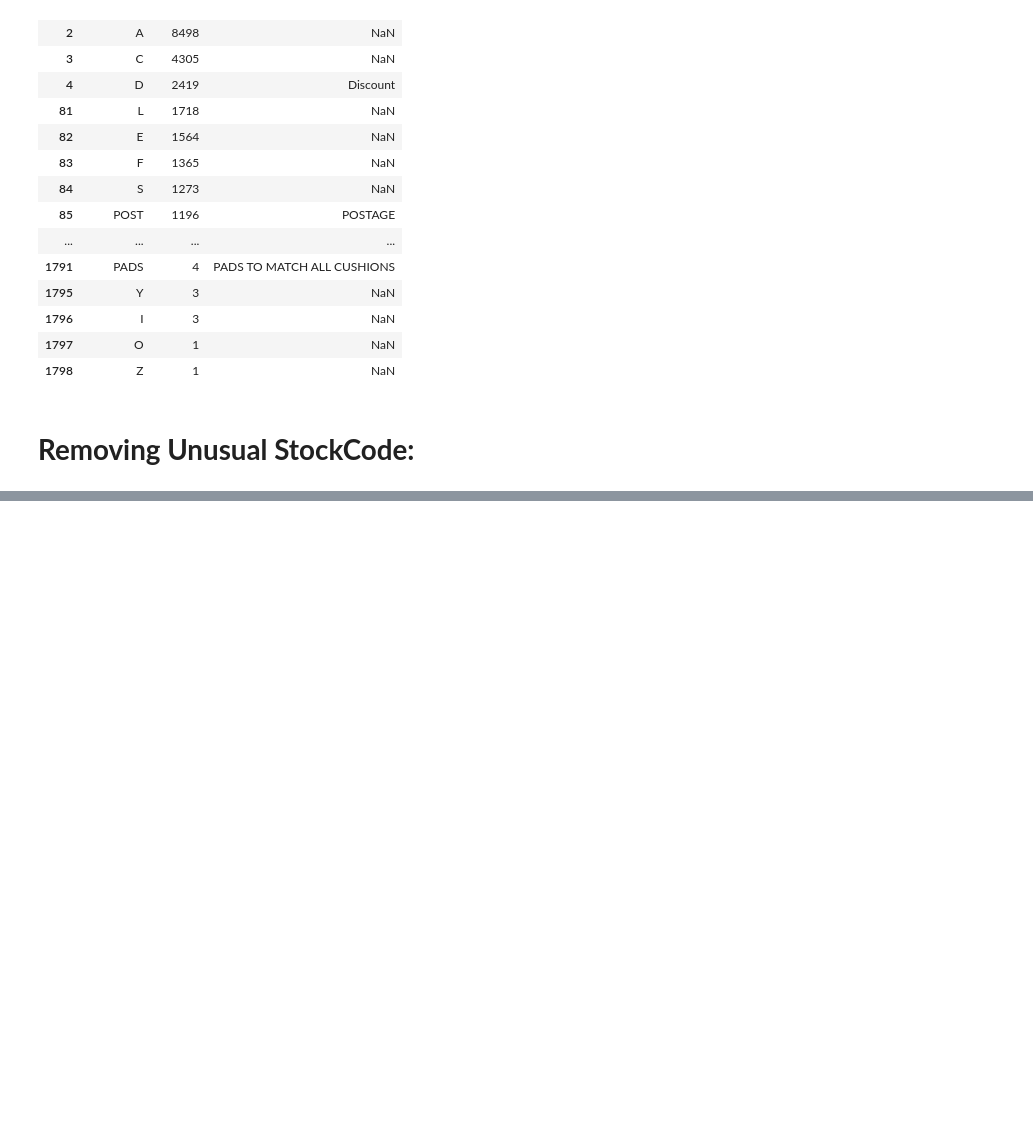
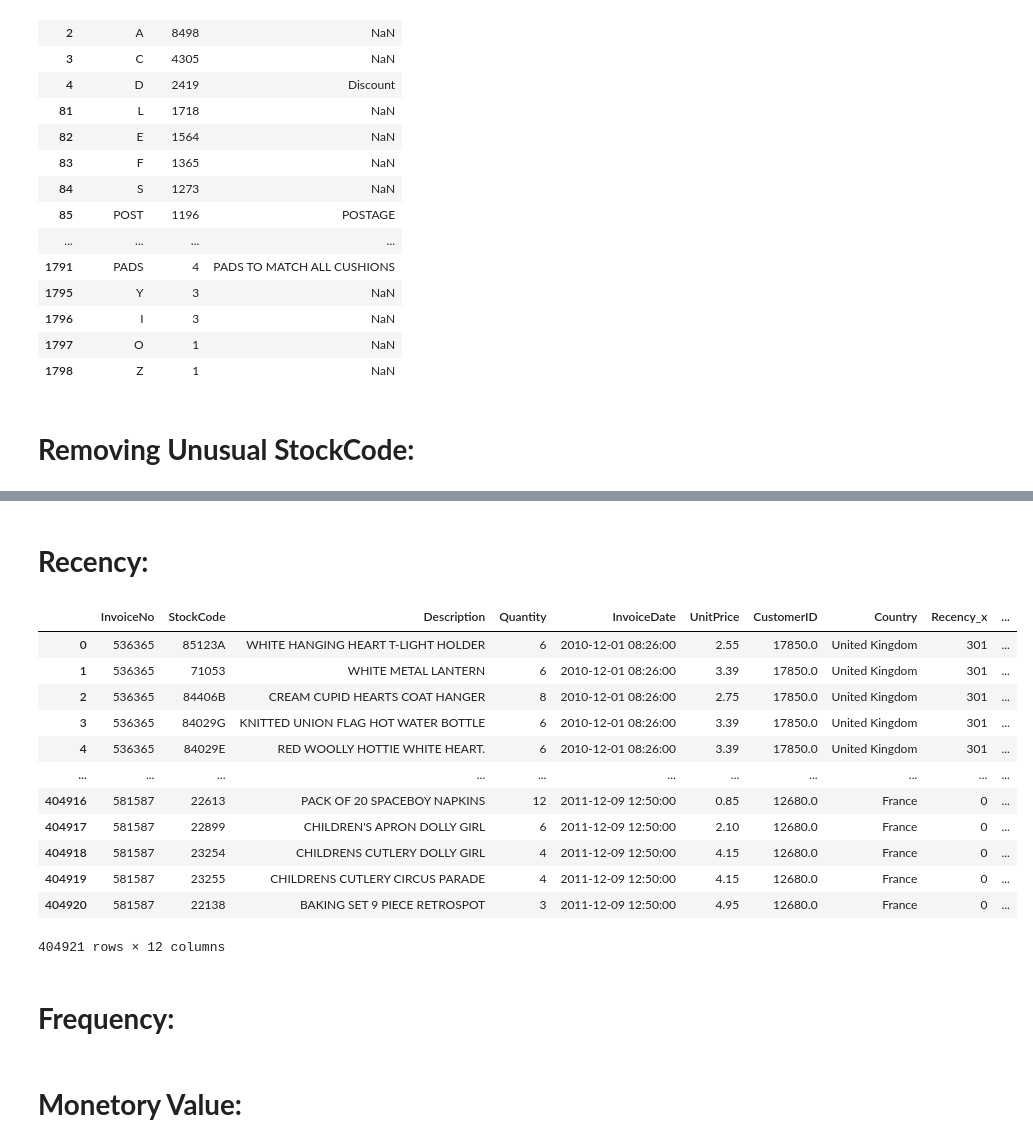
Before and after one commit to pxs1990/Clustering, a Jupyter notebook: K_means_clustering_eccomerse.ipynb, the cells around one changed output, grey strips where cells are left out. Drawn from its saved outputs; the diff is of its cells as text; code cells hidden in the pictures; blank space fills up the shorter version.

```diff
--- a/K_means_clustering_eccomerse.ipynb
+++ b/K_means_clustering_eccomerse.ipynb
@@ -4,7 +4,9 @@
 import pandas as pd
 import numpy as np
 # %%
-df=pd.read_excel('/content/Retail_Customer_Segmentation.xlsx')
+data=pd.read_excel('/content/Retail_Customer_Segmentation.xlsx')
+# %%
+df=data.copy()
 # %%
 df.head(5)
 # %% [output]
@@ -306,0 +346,6 @@ unique_SC
+# %%
+#removing rows with StockCode values that have len less than 5
+unusual_data = df['StockCode'].isin(['POST', 'M', 'C2', 'D', 'CRUK', 'DOT', 'PADS'])
+#keeping the rows with True in the mask
+df = df[~unusual_data]
+print(df.shape)
@@ -306,0 +394,34 @@ unique_SC
+# %% [markdown]
+# **Recency:**
+# %%
+#converting the date feature to a datetime object
+df['InvoiceDate'] = pd.to_datetime(df['InvoiceDate'])
+
+#setting the reference date to the latest date of the analysis
+reference_date= df['InvoiceDate'].max()
+
+#grouping data by customer and getting the latest purchase date for each customer
+grouped_df = df.groupby('CustomerID')['InvoiceDate'].max().reset_index()
+
+#calculatingthe recency for each customer by subtracting the most recent purchase date from the reference date
+grouped_df['Recency'] = (reference_date - grouped_df['InvoiceDate']).dt.days
+
+#merging the recency value to the dataframe
+df = df.merge(grouped_df[['CustomerID', 'Recency']], on='CustomerID', how='left')
+df
+# %% [output]
+|  | InvoiceNo | StockCode | Description | Quantity | InvoiceDate | UnitPrice | CustomerID | Country | Recency_x | ... |
+| 0 | 536365 | 85123A | WHITE HANGING HEART T-LIGHT HOLDER | 6 | 2010-12-01 08:26:00 | 2.55 | 17850.0 | United Kingdom | 301 | ... |
+| 1 | 536365 | 71053 | WHITE METAL LANTERN | 6 | 2010-12-01 08:26:00 | 3.39 | 17850.0 | United Kingdom | 301 | ... |
+| 2 | 536365 | 84406B | CREAM CUPID HEARTS COAT HANGER | 8 | 2010-12-01 08:26:00 | 2.75 | 17850.0 | United Kingdom | 301 | ... |
+| 3 | 536365 | 84029G | KNITTED UNION FLAG HOT WATER BOTTLE | 6 | 2010-12-01 08:26:00 | 3.39 | 17850.0 | United Kingdom | 301 | ... |
+| 4 | 536365 | 84029E | RED WOOLLY HOTTIE WHITE HEART. | 6 | 2010-12-01 08:26:00 | 3.39 | 17850.0 | United Kingdom | 301 | ... |
+| ... | ... | ... | ... | ... | ... | ... | ... | ... | ... | ... |
+| 404916 | 581587 | 22613 | PACK OF 20 SPACEBOY NAPKINS | 12 | 2011-12-09 12:50:00 | 0.85 | 12680.0 | France | 0 | ... |
+| 404917 | 581587 | 22899 | CHILDREN'S APRON DOLLY GIRL | 6 | 2011-12-09 12:50:00 | 2.10 | 12680.0 | France | 0 | ... |
+| 404918 | 581587 | 23254 | CHILDRENS CUTLERY DOLLY GIRL | 4 | 2011-12-09 12:50:00 | 4.15 | 12680.0 | France | 0 | ... |
+| 404919 | 581587 | 23255 | CHILDRENS CUTLERY CIRCUS PARADE | 4 | 2011-12-09 12:50:00 | 4.15 | 12680.0 | France | 0 | ... |
+| 404920 | 581587 | 22138 | BAKING SET 9 PIECE RETROSPOT | 3 | 2011-12-09 12:50:00 | 4.95 | 12680.0 | France | 0 | ... |
+404921 rows × 12 columns
+# %% [markdown]
+# **Frequency:**
@@ -306,0 +435,2 @@ unique_SC
+# %% [markdown]
+# **Monetory Value:**
```
Also changed, not shown: parts of 19 cells of this notebook.
